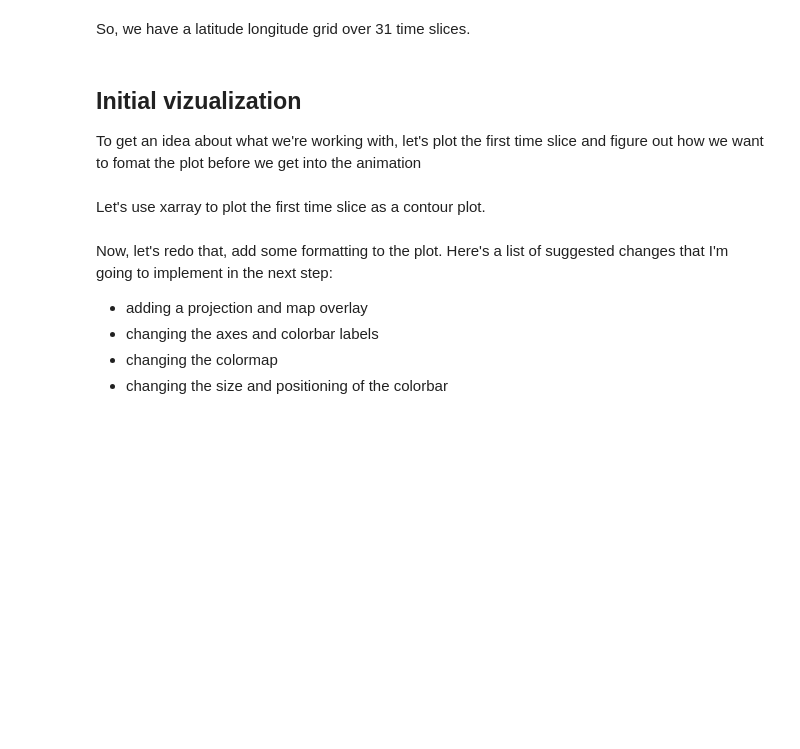
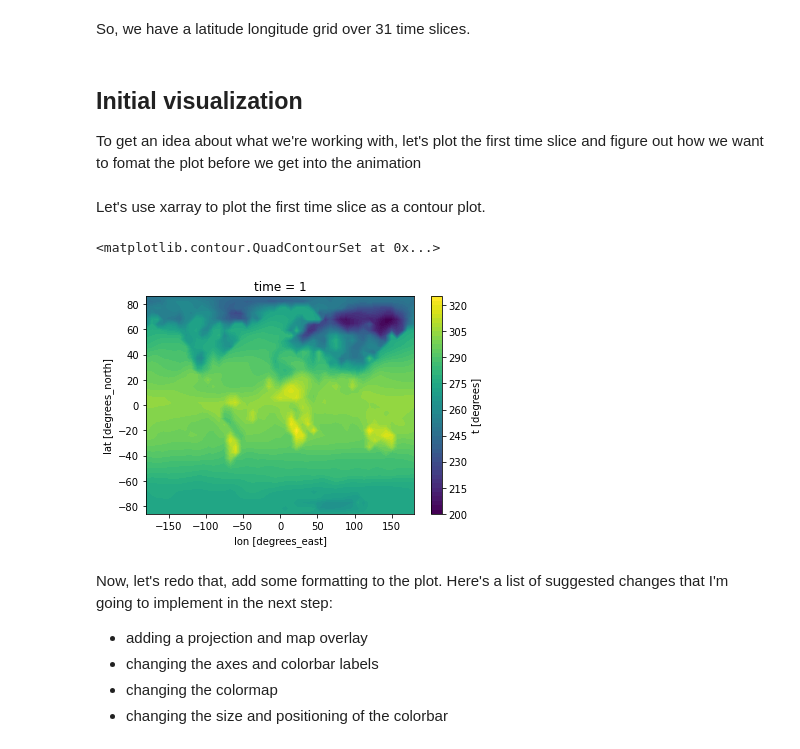
Before and after one commit to anissa111/plotting-with-geocat-tutorial, a Jupyter notebook: notebooks/01-advanced-plotting-with-geocat-examples.ipynb, the cells around one changed output. Cells and saved outputs as stored; diff of their text form; code cells hidden in the pictures; blank space fills up the shorter version.

```diff
--- a/notebooks/01-advanced-plotting-with-geocat-examples.ipynb
+++ b/notebooks/01-advanced-plotting-with-geocat-examples.ipynb
@@ -49,13 +67,15 @@ tas
 # %% [markdown]
 So, we have a latitude longitude grid over 31 time slices.
 # %% [markdown]
-## Initial vizualization
+## Initial visualization
 To get an idea about what we're working with, let's plot the first time slice and figure out how we want to fomat the plot before we get into the animation
 # %% [markdown]
 Let's use xarray to plot the first time slice as a contour plot.
 # %%
-fig = plt.figure()
 tas[0,:,:].plot.contourf(levels=60)
+# %% [output]
+<matplotlib.contour.QuadContourSet at 0x...>
+[figure, added]
 # %% [markdown]
 Now, let's redo that, add some formatting to the plot. Here's a list of suggested changes that I'm going to implement in the next step:
 - adding a projection and map overlay
```
Also changed, not shown: parts of 5 cells of this notebook.
